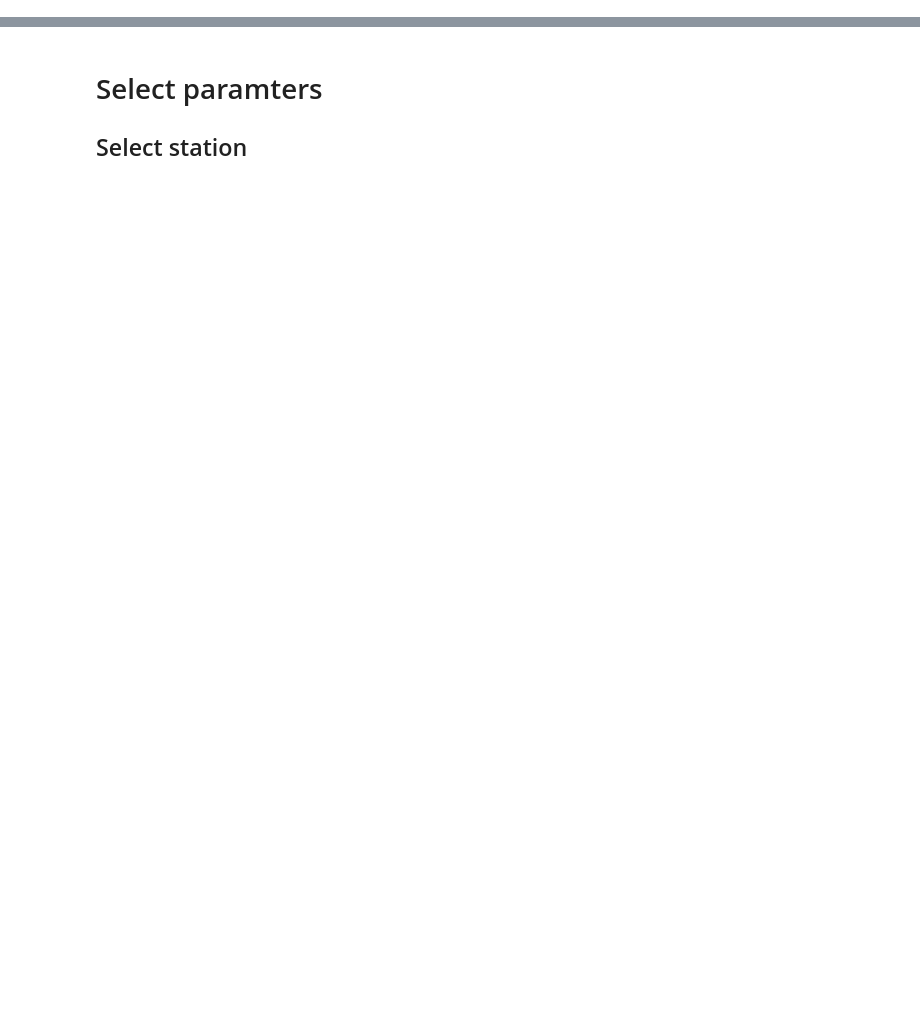
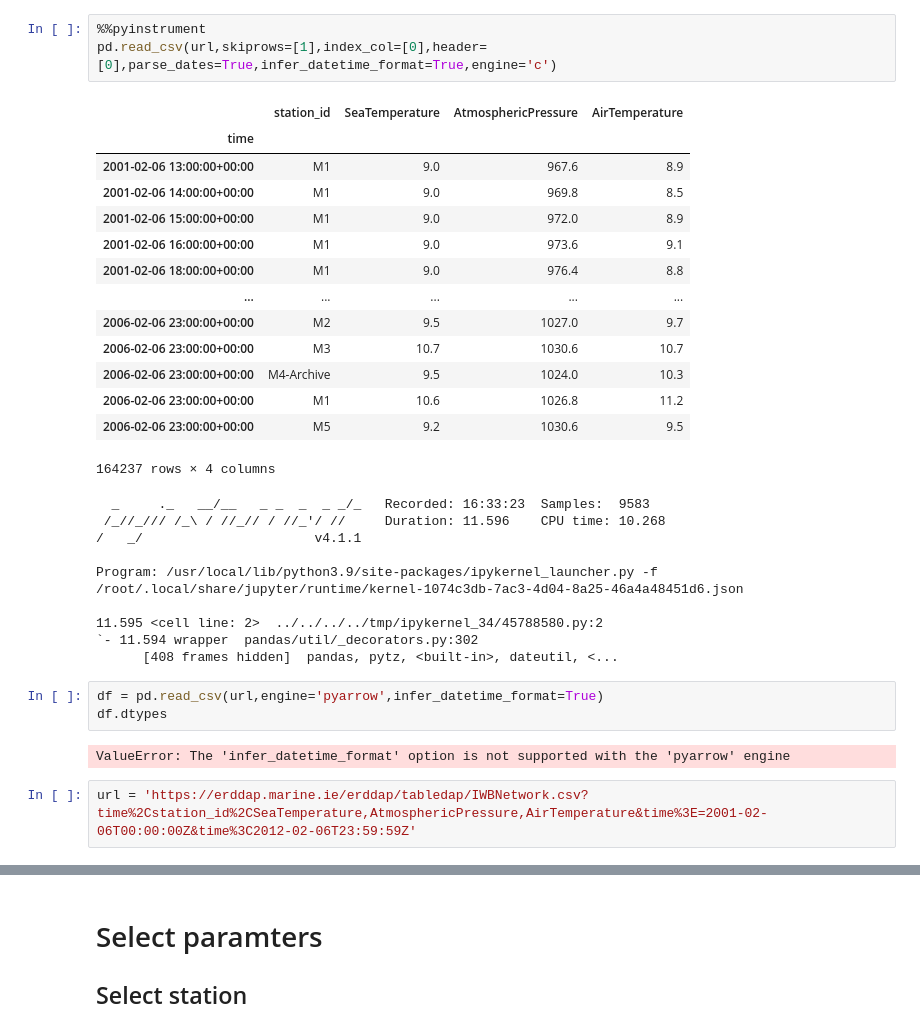
Before and after one commit to braaannigan/performance-data-science, a Jupyter notebook: dataframes/loadFromServer.ipynb, the cells around one changed output, grey strips where cells are left out. Saved outputs shown, nothing was run; the diff lists cells and outputs as text; blank space fills up the shorter version.

```diff
--- a/dataframes/loadFromServer.ipynb
+++ b/dataframes/loadFromServer.ipynb
@@ -14,0 +66,34 @@ import matplotlib.pyplot as plt
+# %%
+%%pyinstrument
+pd.read_csv(url,skiprows=[1],index_col=[0],header=[0],parse_dates=True,infer_datetime_format=True,engine='c')
+# %% [output]
+|  | station_id | SeaTemperature | AtmosphericPressure | AirTemperature |
+| time |  |  |  |  |
+| 2001-02-06 13:00:00+00:00 | M1 | 9.0 | 967.6 | 8.9 |
+| 2001-02-06 14:00:00+00:00 | M1 | 9.0 | 969.8 | 8.5 |
+| 2001-02-06 15:00:00+00:00 | M1 | 9.0 | 972.0 | 8.9 |
+| 2001-02-06 16:00:00+00:00 | M1 | 9.0 | 973.6 | 9.1 |
+| 2001-02-06 18:00:00+00:00 | M1 | 9.0 | 976.4 | 8.8 |
+| ... | ... | ... | ... | ... |
+| 2006-02-06 23:00:00+00:00 | M2 | 9.5 | 1027.0 | 9.7 |
+| 2006-02-06 23:00:00+00:00 | M3 | 10.7 | 1030.6 | 10.7 |
+| 2006-02-06 23:00:00+00:00 | M4-Archive | 9.5 | 1024.0 | 10.3 |
+| 2006-02-06 23:00:00+00:00 | M1 | 10.6 | 1026.8 | 11.2 |
+| 2006-02-06 23:00:00+00:00 | M5 | 9.2 | 1030.6 | 9.5 |
+164237 rows × 4 columns
+  _     ._   __/__   _ _  _  _ _/_   Recorded: 16:33:23  Samples:  9583
+ /_//_/// /_\ / //_// / //_'/ //     Duration: 11.596    CPU time: 10.268
+/   _/                      v4.1.1
+
+Program: /usr/local/lib/python3.9/site-packages/ipykernel_launcher.py -f /root/.local/share/jupyter/runtime/kernel-1074c3db-7ac3-4d04-8a25-46a4a48451d6.json
+
+11.595 <cell line: 2>  ../../../../tmp/ipykernel_34/45788580.py:2
+`- 11.594 wrapper  pandas/util/_decorators.py:302
+      [408 frames hidden]  pandas, pytz, <built-in>, dateutil, <...
+# %%
+df = pd.read_csv(url,engine='pyarrow',infer_datetime_format=True)
+df.dtypes
+# %% [output]
+ValueError: The 'infer_datetime_format' option is not supported with the 'pyarrow' engine
+# %%
+url = 'https://erddap.marine.ie/erddap/tabledap/IWBNetwork.csv?time%2Cstation_id%2CSeaTemperature,AtmosphericPressure,AirTemperature&time%3E=2001-02-06T00:00:00Z&time%3C2012-02-06T23:59:59Z'
```
Also changed, not shown: parts of 40 cells of this notebook, 3 other files.
